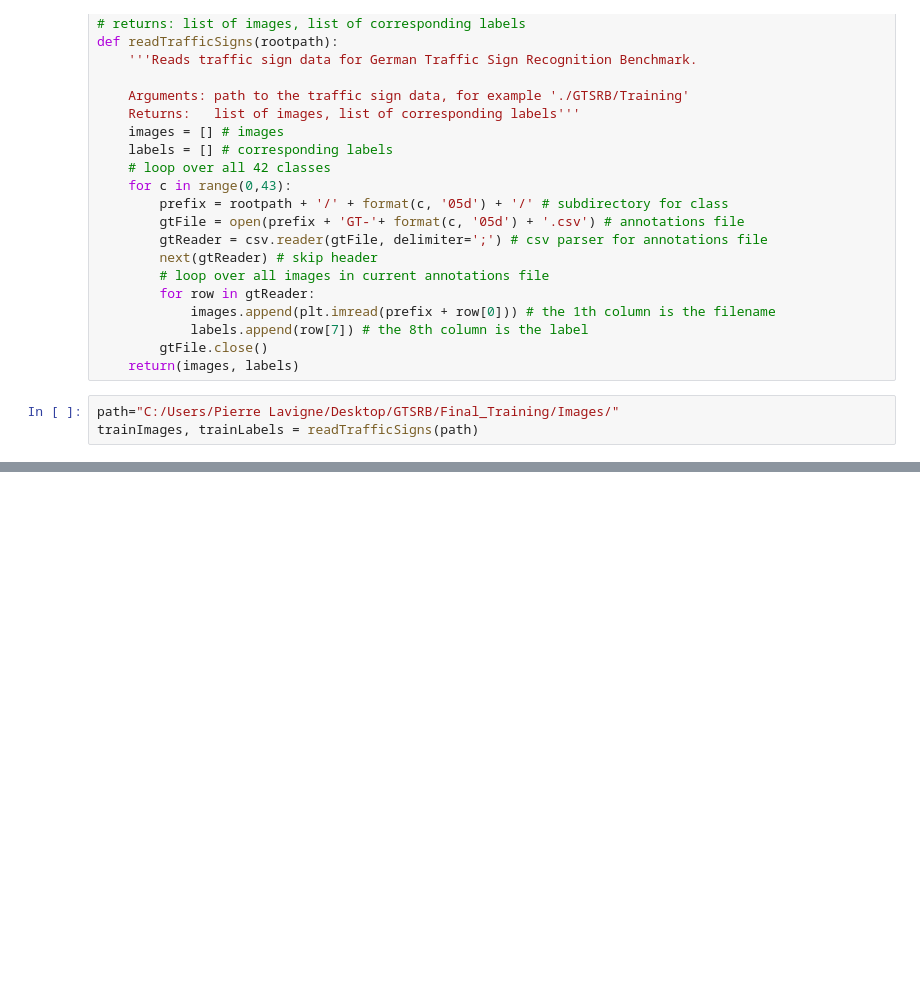
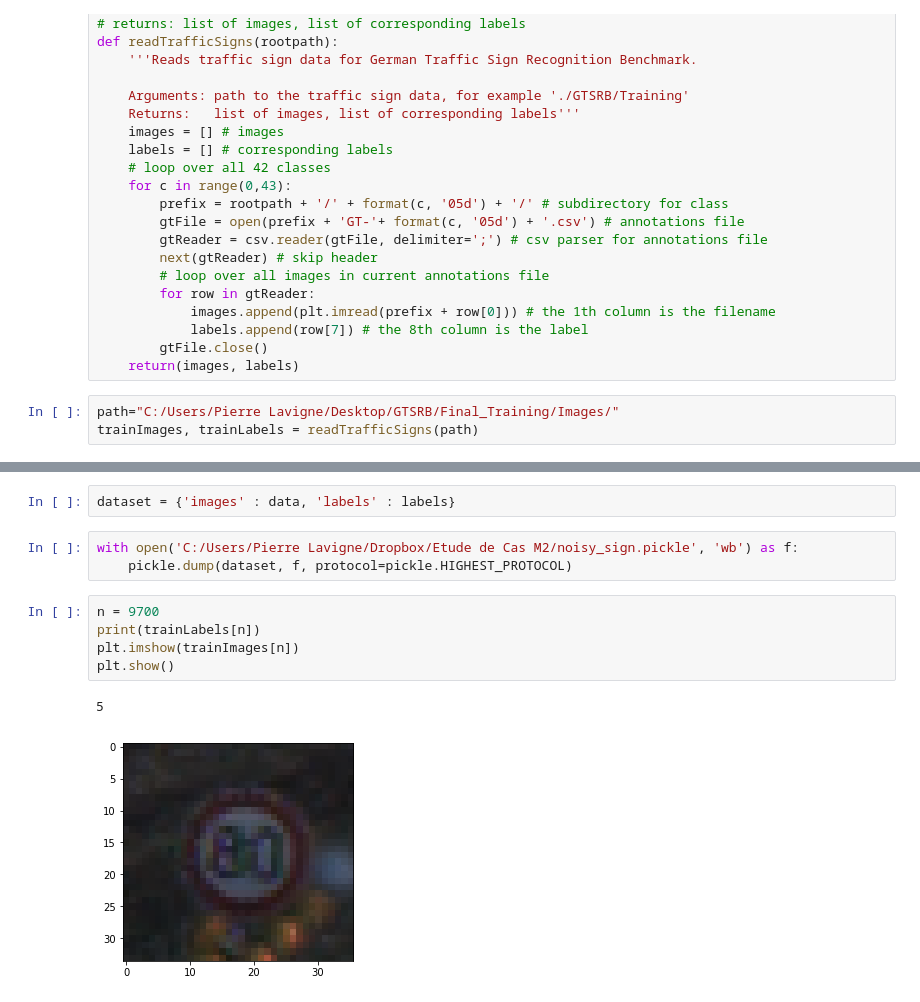
Before and after one commit to zslydr/Etude-de-cas-M2, a Jupyter notebook: Notebooks/Noise generation.ipynb, the cells around one changed output, grey strips where cells are left out. Saved outputs shown, nothing was run; the diff lists cells and outputs as text; blank space fills up the shorter version.

```diff
--- a/Notebooks/Noise generation.ipynb
+++ b/Notebooks/Noise generation.ipynb
@@ -103,0 +154,13 @@ ValueError: operands could not be broadcast together with shapes (124,122,3) (15
+# %%
+dataset = {'images' : data, 'labels' : labels}
+# %%
+with open('C:/Users/Pierre Lavigne/Dropbox/Etude de Cas M2/noisy_sign.pickle', 'wb') as f:
+    pickle.dump(dataset, f, protocol=pickle.HIGHEST_PROTOCOL)
+# %%
+n = 9700
+print(trainLabels[n])
+plt.imshow(trainImages[n])
+plt.show()
+# %% [output]
+5
+[figure, added]
```
Also changed, not shown: parts of 11 cells of this notebook, 1 other file.
